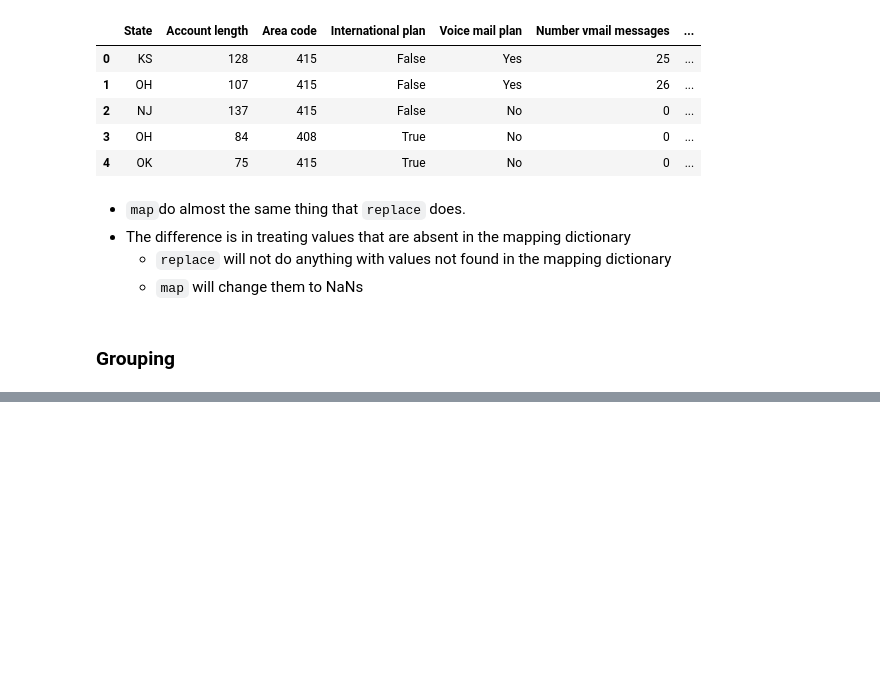
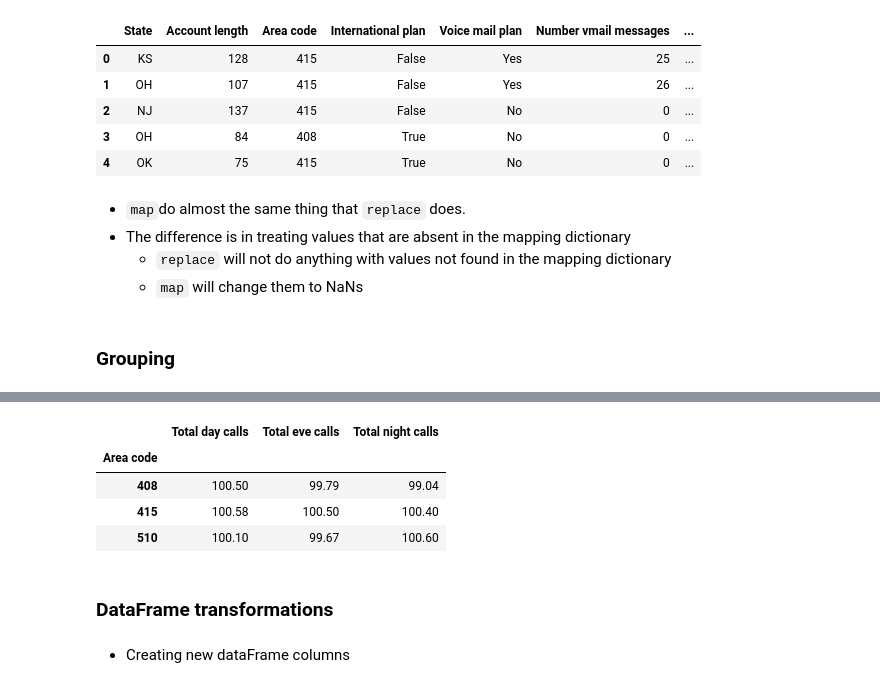
Before and after one commit to Menezess42/MLCourseAI, a Jupyter notebook: Topic_1/exploratory_data_analysis_with_pandas.ipynb, the cells around one changed output, grey strips where cells are left out. Drawn from its saved outputs; the diff is of its cells as text; code cells hidden in the pictures; blank space fills up the shorter version.

```diff
--- a/Topic_1/exploratory_data_analysis_with_pandas.ipynb
+++ b/Topic_1/exploratory_data_analysis_with_pandas.ipynb
@@ -308,0 +365,16 @@ df.head()
+# %%
+df.pivot_table(
+    ["Total day calls", "Total eve calls", "Total night calls"],
+    ["Area code"],
+    aggfunc="mean",
+)
+# %% [output]
+|  | Total day calls | Total eve calls | Total night calls |
+| Area code |  |  |  |
+| 408 | 100.50 | 99.79 | 99.04 |
+| 415 | 100.58 | 100.50 | 100.40 |
+| 510 | 100.10 | 99.67 | 100.60 |
+# %% [markdown]
+### DataFrame transformations
+# %% [markdown]
+- Creating new dataFrame columns
```
Also changed, not shown: parts of 12 cells of this notebook.
